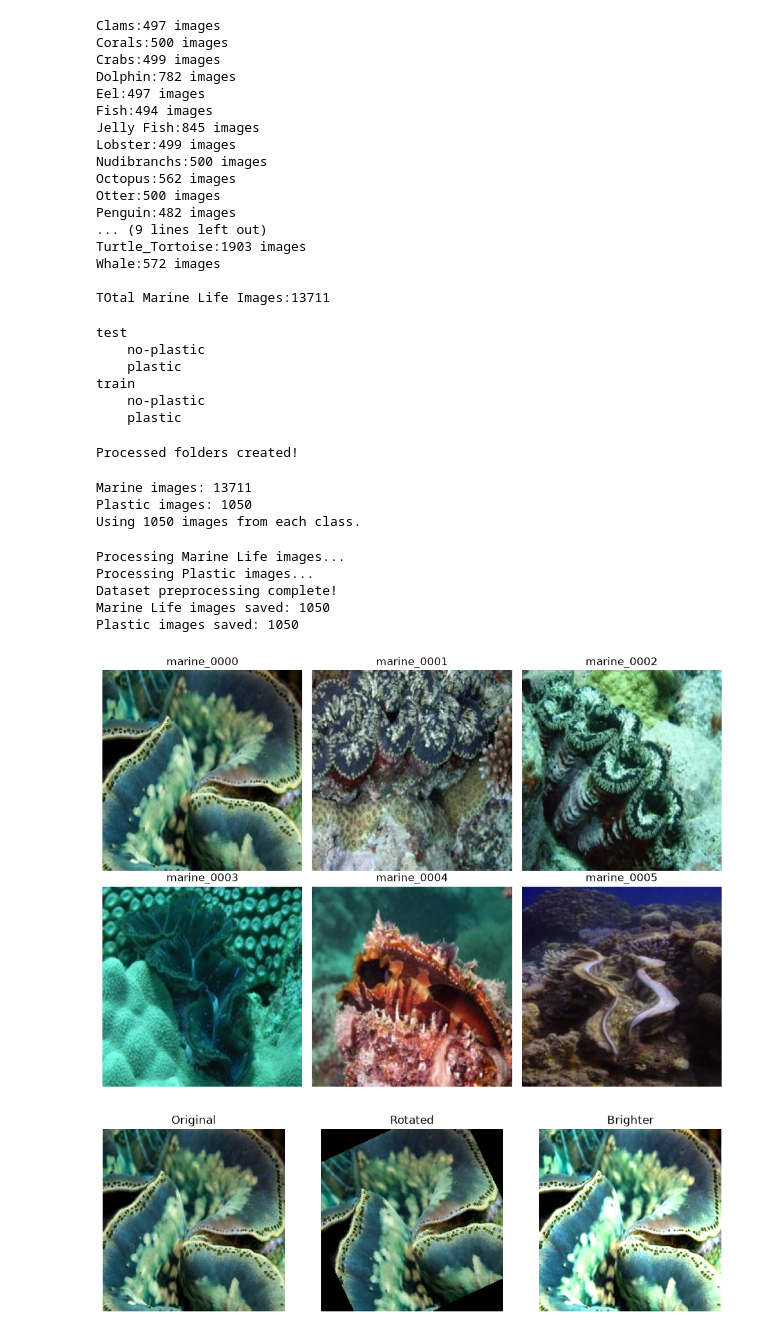
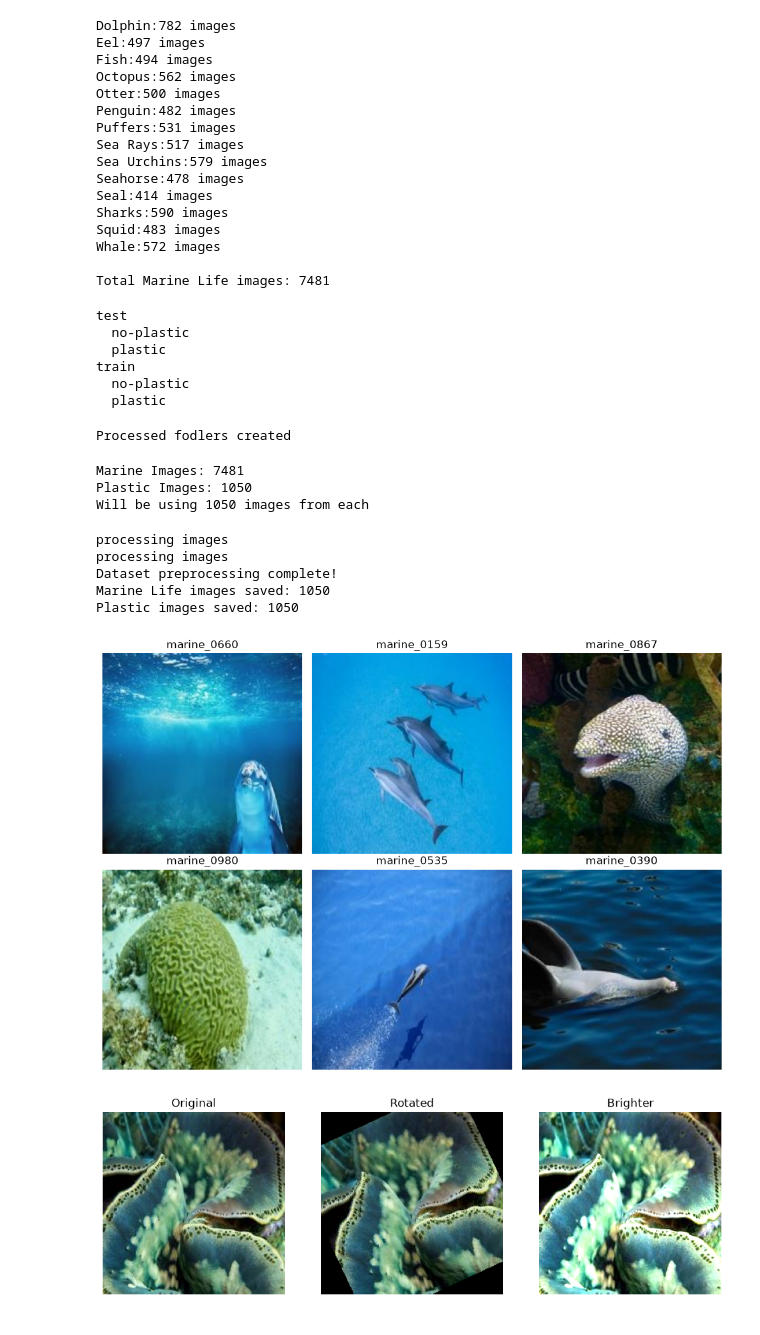
Before and after one commit to KinshukP/marine-debris-classifier, a Jupyter notebook: notebooks/week1_data_preprocessing.ipynb, the cells around one changed output. Cells and saved outputs as stored; diff of their text form; code cells hidden in the pictures.

```diff
--- a/notebooks/week1_data_preprocessing.ipynb
+++ b/notebooks/week1_data_preprocessing.ipynb
@@ -46,24 +53,23 @@ for folder in SEA_ANIMALS.iterdir():
         images = list(folder.glob("*"))
         print(f"{folder.name}:{len(images)} images")
         image_count += len(images)
-print(f"\nTOtal Marine Life Images:{image_count}")
+print(f"\nTotal Marine Life images: {image_count}")
 # %% [output]
-Clams:497 images
-Corals:500 images
-Crabs:499 images
 Dolphin:782 images
 Eel:497 images
 Fish:494 images
-Jelly Fish:845 images
-Lobster:499 images
-Nudibranchs:500 images
 Octopus:562 images
 Otter:500 images
 Penguin:482 images
-... (9 lines left out)
-Turtle_Tortoise:1903 images
+Puffers:531 images
+Sea Rays:517 images
+Sea Urchins:579 images
+Seahorse:478 images
+Seal:414 images
+Sharks:590 images
+Squid:483 images
 Whale:572 images
 
-TOtal Marine Life Images:13711
+Total Marine Life images: 7481
 # %%
 for split in PLASTIC.iterdir():
@@ -82,24 +92,17 @@ train
 # %%
 PROCESSED = PROJECT_ROOT / "data" / "processed"
-
 MARINE_OUT = PROCESSED / "Marine_Life"
 PLASTIC_OUT = PROCESSED / "Plastic"
 
-MARINE_OUT.mkdir(parents=True, exist_ok=True)
-PLASTIC_OUT.mkdir(parents=True, exist_ok=True)
+MARINE_OUT.mkdir(parents=True,exist_ok=True)
+PLASTIC_OUT.mkdir(parents=True,exist_ok=True)
 
-print("Processed folders created!")
+print("Processed fodlers created")
 # %% [output]
-Processed folders created!
+Processed fodlers created
 # %%
-from PIL import Image
-from pathlib import Path
-
-TARGET_SIZE = (224, 224)
-
 marine_images = []
 
-# Collect every marine life image
 for category in SEA_ANIMALS.iterdir():
     if category.is_dir():
         marine_images.extend(category.glob("*.jpg"))
@@ -108,28 +111,28 @@ for category in SEA_ANIMALS.iterdir():
 
 plastic_images = []
 
-# Collect plastic images from train and test
-for split in ["train", "test"]:
+for split in ["train","test"]:
     plastic_folder = PLASTIC / split / "plastic"
-
     plastic_images.extend(plastic_folder.glob("*.jpg"))
     plastic_images.extend(plastic_folder.glob("*.jpeg"))
     plastic_images.extend(plastic_folder.glob("*.png"))
 
-print(f"Marine images: {len(marine_images)}")
-print(f"Plastic images: {len(plastic_images)}")
 
-limit = min(len(marine_images), len(plastic_images))
 
-print(f"Using {limit} images from each class.")
+print(f"Marine Images: {len(marine_images)}")
+print(f"Plastic Images: {len(plastic_images)}")
+
+limit = min(len(marine_images),len(plastic_images))
+
+print(f"Will be using {limit} images from each")
 # %% [output]
-Marine images: 13711
-Plastic images: 1050
-Using 1050 images from each class.
+Marine Images: 7481
+Plastic Images: 1050
+Will be using 1050 images from each
 # %%
-TARGET_SIZE = (224, 224)
+TARGET_SIZE = (224,224)
 
-print("Processing Marine Life images...")
+print("processing images")
 
 for i, image_path in enumerate(marine_images[:limit]):
 
@@ -141,8 +144,7 @@ for i, image_path in enumerate(marine_images[:limit]):
 
     img.save(MARINE_OUT / f"marine_{i:04}.jpg")
 
-
-print("Processing Plastic images...")
+print("processing images")
 
 for i, image_path in enumerate(plastic_images[:limit]):
 
@@ -159,26 +161,31 @@ print("Dataset preprocessing complete!")
 print(f"Marine Life images saved: {limit}")
 print(f"Plastic images saved: {limit}")
 # %% [output]
-Processing Marine Life images...
-Processing Plastic images...
+processing images
+processing images
 Dataset preprocessing complete!
 Marine Life images saved: 1050
 Plastic images saved: 1050
 # %%
-sample_images = list(MARINE_OUT.glob("*.jpg"))[:6]
+import random
+
+sample_images = random.sample(
+    list(MARINE_OUT.glob("*.jpg")),
+    6
+)
 
 fig, axes = plt.subplots(2, 3, figsize=(10, 7))
 
 for ax, image_path in zip(axes.flatten(), sample_images):
 
     img = Image.open(image_path)
 
     ax.imshow(img)
     ax.set_title(image_path.stem)
     ax.axis("off")
 
 plt.tight_layout()
 plt.show()
 # %% [output]
-[figure, old version]
+[figure, new version]
 # %%
```
Also changed, not shown: parts of 5 cells of this notebook.
